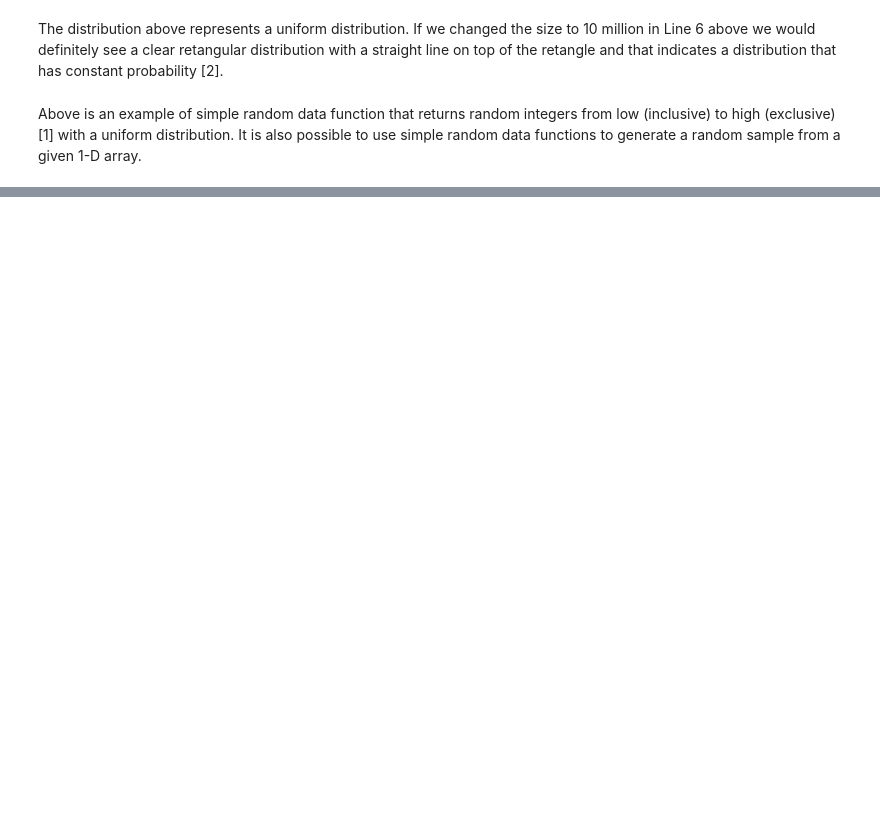
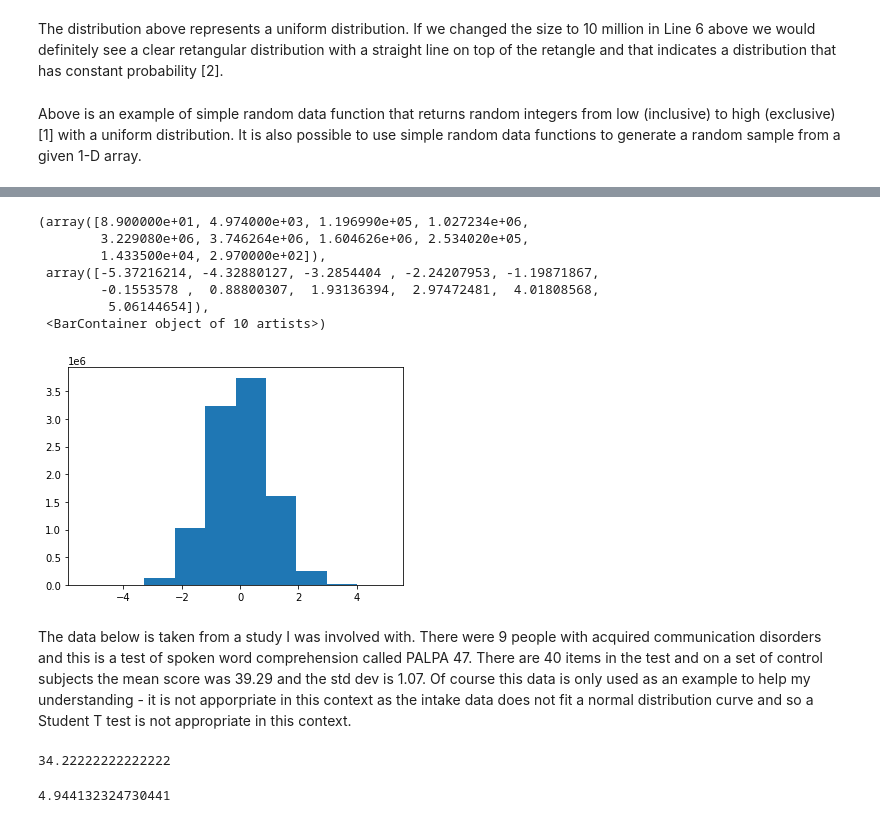
Before and after one commit to Aine-Kearns/Programming_for_data_analysis_assignment, a Jupyter notebook: Assignment_Programming_for_Data_Analytics.ipynb, the cells around one changed output, grey strips where cells are left out. Saved outputs shown, nothing was run; the diff lists cells and outputs as text; code cells hidden in the pictures; blank space fills up the shorter version.

```diff
--- a/Assignment_Programming_for_Data_Analytics.ipynb
+++ b/Assignment_Programming_for_Data_Analytics.ipynb
@@ -97,0 +153,26 @@ array([12,  9, 15,  1,  4])
+# %%
+sn = rng.standard_normal(10000000)
+plt.hist(sn)
+# %% [output]
+(array([8.900000e+01, 4.974000e+03, 1.196990e+05, 1.027234e+06,
+        3.229080e+06, 3.746264e+06, 1.604626e+06, 2.534020e+05,
+        1.433500e+04, 2.970000e+02]),
+ array([-5.37216214, -4.32880127, -3.2854404 , -2.24207953, -1.19871867,
+        -0.1553578 ,  0.88800307,  1.93136394,  2.97472481,  4.01808568,
+         5.06144654]),
+ <BarContainer object of 10 artists>)
+[figure, added]
+# %% [markdown]
+
+The data below is taken from a study I was involved with.  There were 9 people with acquired communication disorders and this is a test of spoken word comprehension called PALPA 47.  There are 40 items in the test and on a set of control subjects the mean score was 39.29 and the std dev is 1.07.  Of course this data is only used as an example to help my understanding - it is not apporpriate in this context as the intake data does not fit a normal distribution curve and so a Student T test is not appropriate in this context.
+# %%
+intake = np.array([36, 28, 40, 31, 39, 27, 40, 33, 34])
+s = np.random.default_rng().standard_t(8, size = 10000)
+# there are 9 participants so that means 8 degrees of freedom
+np.mean(intake)
+# %% [output]
+34.22222222222222
+# %%
+intake.std(ddof=1)
+# %% [output]
+4.944132324730441
```
Also changed, not shown: parts of 24 cells of this notebook.
